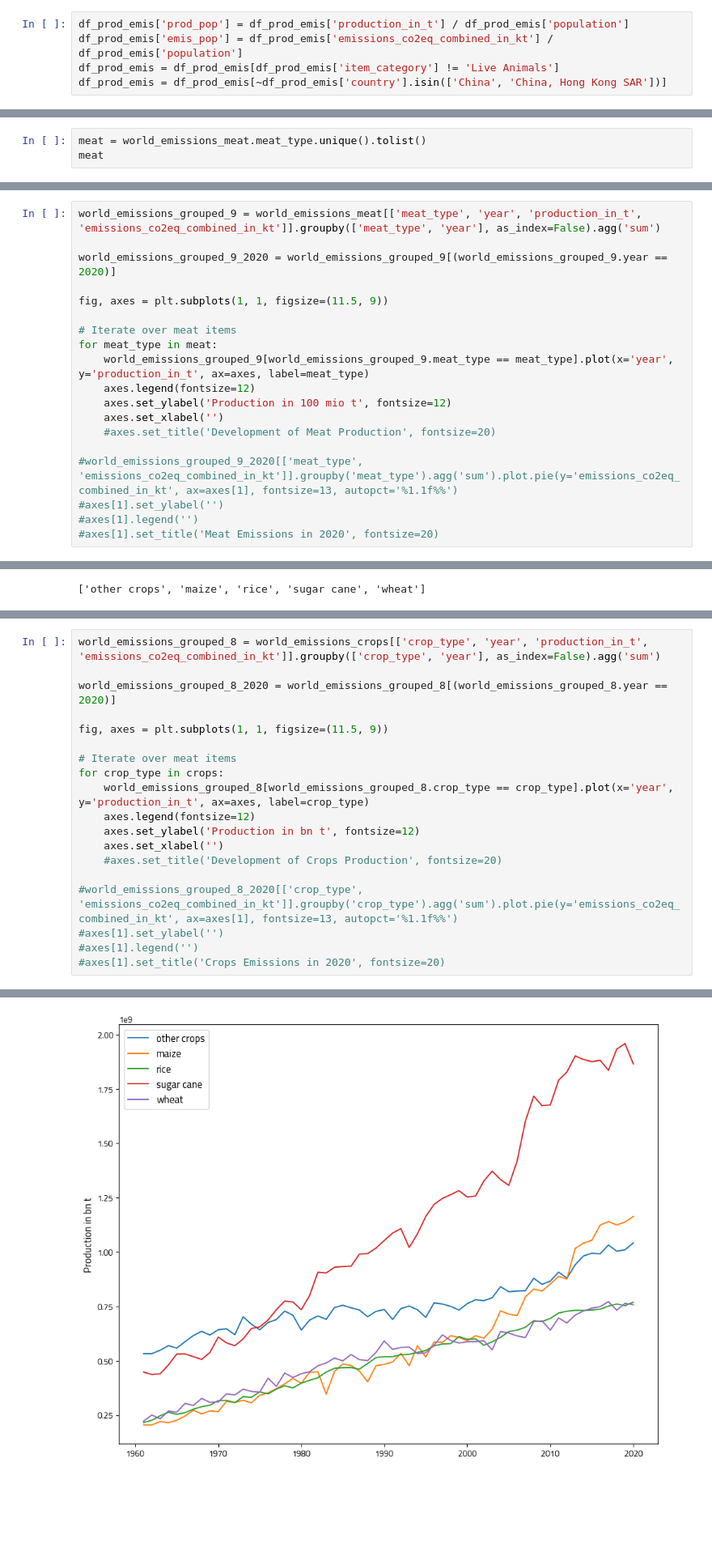
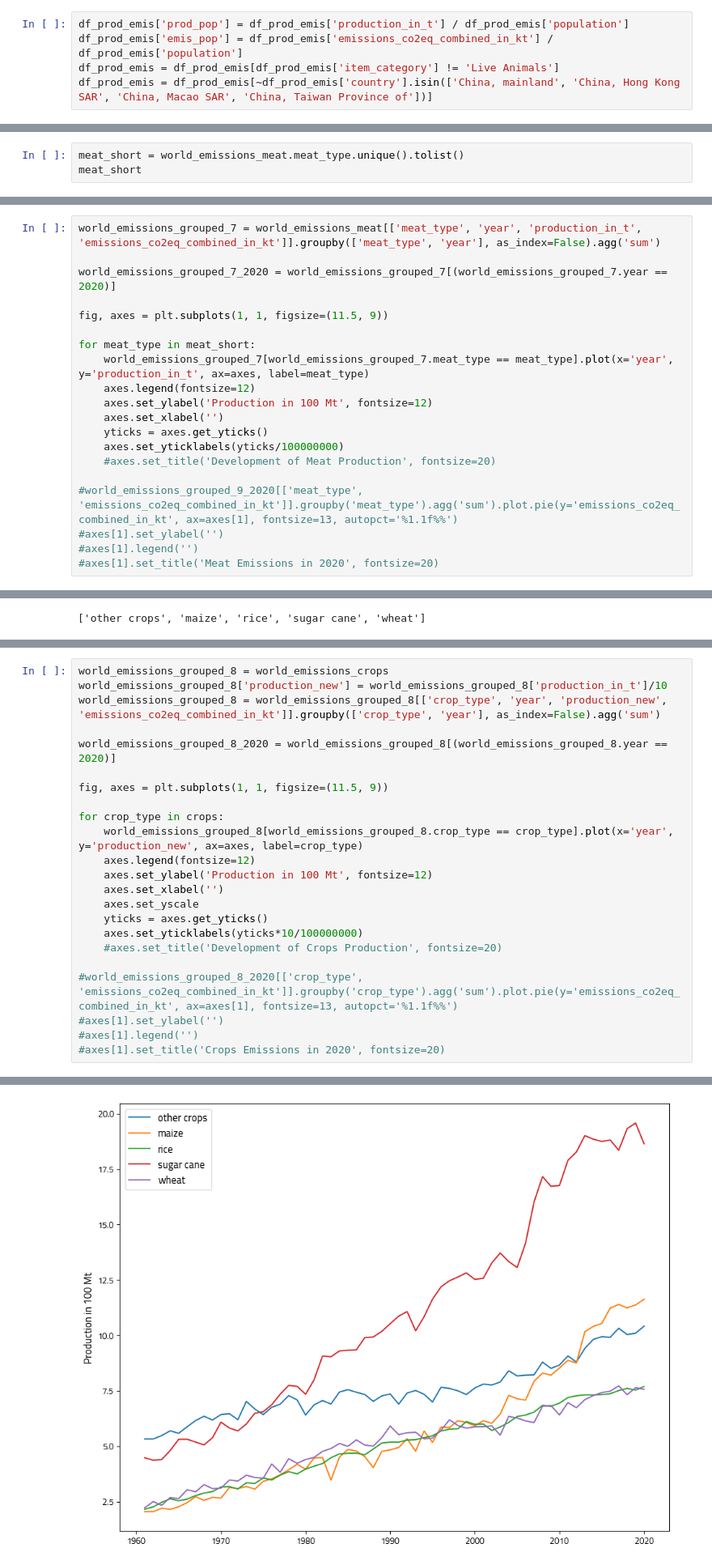
Before and after one commit to kostinam/neuefische-capstone, a Jupyter notebook: cl-eda.ipynb, the cells around one changed output, grey strips where cells are left out. Shown at 81% size. Drawn from its saved outputs; the diff is of its cells as text; blank space fills up the shorter version.

```diff
--- a/cl-eda.ipynb
+++ b/cl-eda.ipynb
@@ -19,7 +19,7 @@ df_prod_emis = fs.get_dataframe("SELECT * from production_and_emissions_new")
 df_prod_emis['prod_pop'] = df_prod_emis['production_in_t'] / df_prod_emis['population']
 df_prod_emis['emis_pop'] = df_prod_emis['emissions_co2eq_combined_in_kt'] / df_prod_emis['population']
 df_prod_emis = df_prod_emis[df_prod_emis['item_category'] != 'Live Animals']
-df_prod_emis = df_prod_emis[~df_prod_emis['country'].isin(['China', 'China, Hong Kong SAR'])]
+df_prod_emis = df_prod_emis[~df_prod_emis['country'].isin(['China, mainland', 'China, Hong Kong SAR', 'China, Macao SAR', 'China, Taiwan Province of'])]
 # %%
 df_prod_emis.info()
 # %% [output]
@@ -283,23 +281,24 @@ Try using .loc[row_indexer,col_indexer] = value instead
 See the caveats in the documentation: https://pandas.pydata.org/pandas-docs/stable/user_guide/indexing.html#returning-a-view-versus-a-copy
   world_emissions_meat['meat_type'] = world_emissions_meat.item.apply(lambda x: meat_type(x))
 # %%
-meat = world_emissions_meat.meat_type.unique().tolist()
-meat
+meat_short = world_emissions_meat.meat_type.unique().tolist()
+meat_short
 # %% [output]
 ['buffalo', 'cattle', 'chickens', 'goat', 'pigs', 'sheep']
 # %%
-world_emissions_grouped_9 = world_emissions_meat[['meat_type', 'year', 'production_in_t', 'emissions_co2eq_combined_in_kt']].groupby(['meat_type', 'year'], as_index=False).agg('sum')
+world_emissions_grouped_7 = world_emissions_meat[['meat_type', 'year', 'production_in_t', 'emissions_co2eq_combined_in_kt']].groupby(['meat_type', 'year'], as_index=False).agg('sum')
 
-world_emissions_grouped_9_2020 = world_emissions_grouped_9[(world_emissions_grouped_9.year == 2020)]
+world_emissions_grouped_7_2020 = world_emissions_grouped_7[(world_emissions_grouped_7.year == 2020)]
 
 fig, axes = plt.subplots(1, 1, figsize=(11.5, 9))
 
-# Iterate over meat items
-for meat_type in meat:
-    world_emissions_grouped_9[world_emissions_grouped_9.meat_type == meat_type].plot(x='year', y='production_in_t', ax=axes, label=meat_type)
+for meat_type in meat_short:
+    world_emissions_grouped_7[world_emissions_grouped_7.meat_type == meat_type].plot(x='year', y='production_in_t', ax=axes, label=meat_type)
     axes.legend(fontsize=12)
-    axes.set_ylabel('Production in 100 mio t', fontsize=12)
+    axes.set_ylabel('Production in 100 Mt', fontsize=12)
     axes.set_xlabel('')
+    yticks = axes.get_yticks()
+    axes.set_yticklabels(yticks/100000000)
     #axes.set_title('Development of Meat Production', fontsize=20)
 
 #world_emissions_grouped_9_2020[['meat_type', 'emissions_co2eq_combined_in_kt']].groupby('meat_type').agg('sum').plot.pie(y='emissions_co2eq_combined_in_kt', ax=axes[1], fontsize=13, autopct='%1.1f%%')
@@ -336,16 +358,20 @@ crops
 # %%
-world_emissions_grouped_8 = world_emissions_crops[['crop_type', 'year', 'production_in_t', 'emissions_co2eq_combined_in_kt']].groupby(['crop_type', 'year'], as_index=False).agg('sum')
+world_emissions_grouped_8 = world_emissions_crops
+world_emissions_grouped_8['production_new'] = world_emissions_grouped_8['production_in_t']/10
+world_emissions_grouped_8 = world_emissions_grouped_8[['crop_type', 'year', 'production_new', 'emissions_co2eq_combined_in_kt']].groupby(['crop_type', 'year'], as_index=False).agg('sum')
 
 world_emissions_grouped_8_2020 = world_emissions_grouped_8[(world_emissions_grouped_8.year == 2020)]
 
 fig, axes = plt.subplots(1, 1, figsize=(11.5, 9))
 
-# Iterate over meat items
 for crop_type in crops:
-    world_emissions_grouped_8[world_emissions_grouped_8.crop_type == crop_type].plot(x='year', y='production_in_t', ax=axes, label=crop_type)
+    world_emissions_grouped_8[world_emissions_grouped_8.crop_type == crop_type].plot(x='year', y='production_new', ax=axes, label=crop_type)
     axes.legend(fontsize=12)
-    axes.set_ylabel('Production in bn t', fontsize=12)
+    axes.set_ylabel('Production in 100 Mt', fontsize=12)
     axes.set_xlabel('')
+    axes.set_yscale
+    yticks = axes.get_yticks()
+    axes.set_yticklabels(yticks*10/100000000)
     #axes.set_title('Development of Crops Production', fontsize=20)
 
 #world_emissions_grouped_8_2020[['crop_type', 'emissions_co2eq_combined_in_kt']].groupby('crop_type').agg('sum').plot.pie(y='emissions_co2eq_combined_in_kt', ax=axes[1], fontsize=13, autopct='%1.1f%%')
@@ -356,4 +387,4 @@ for crop_type in crops:
-[figure, old version]
+[figure, new version]
 # %% [markdown]
 ### Emission intensity
 # %%
```
Also changed, not shown: parts of 20 cells of this notebook.
